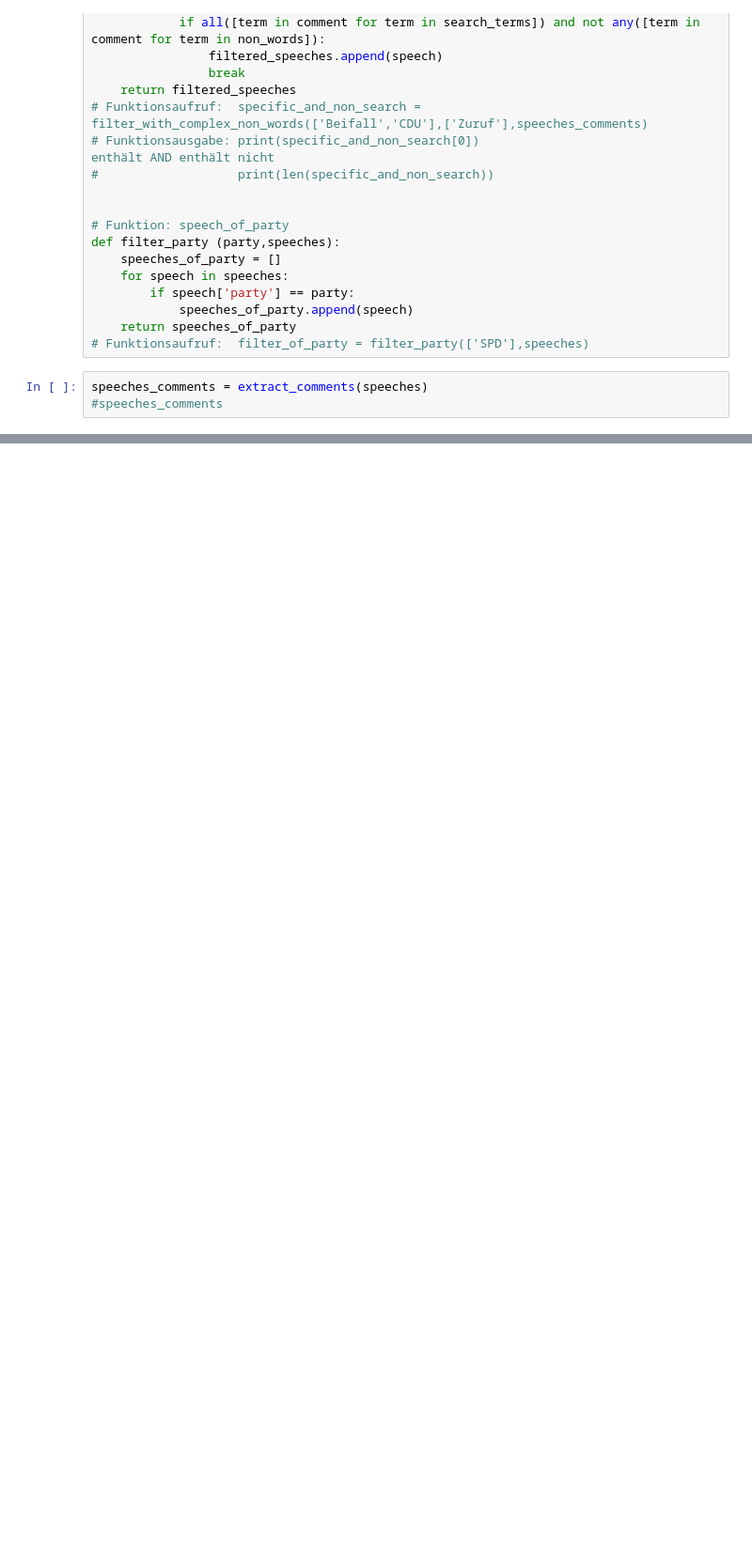
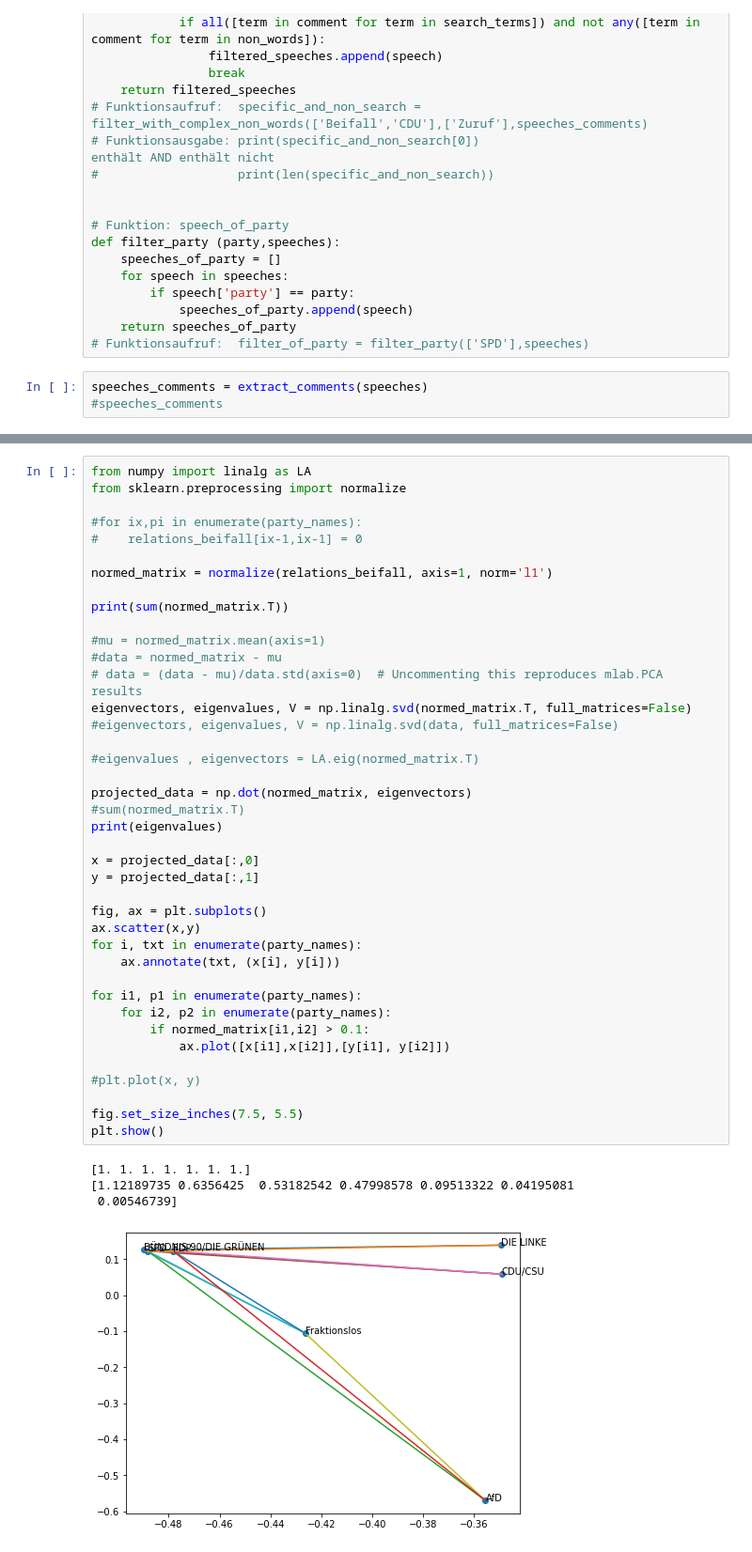
Before and after one commit to sevenbanisch/bundestagsreden, a Jupyter notebook: pipelines_SS22/Sven/kommentare.ipynb, the cells around one changed output, grey strips where cells are left out. Shown at 94% size. Cells and saved outputs as stored; diff of their text form; blank space fills up the shorter version.

```diff
--- a/pipelines_SS22/Sven/kommentare.ipynb
+++ b/pipelines_SS22/Sven/kommentare.ipynb
@@ -82,0 +193,45 @@ for speech in speeches:
+# %%
+from numpy import linalg as LA
+from sklearn.preprocessing import normalize
+
+#for ix,pi in enumerate(party_names):
+#    relations_beifall[ix-1,ix-1] = 0
+
+normed_matrix = normalize(relations_beifall, axis=1, norm='l1')
+
+print(sum(normed_matrix.T))
+
+#mu = normed_matrix.mean(axis=1)
+#data = normed_matrix - mu
+# data = (data - mu)/data.std(axis=0)  # Uncommenting this reproduces mlab.PCA results
+eigenvectors, eigenvalues, V = np.linalg.svd(normed_matrix.T, full_matrices=False)
+#eigenvectors, eigenvalues, V = np.linalg.svd(data, full_matrices=False)
+
+#eigenvalues , eigenvectors = LA.eig(normed_matrix.T)
+
+projected_data = np.dot(normed_matrix, eigenvectors)
+#sum(normed_matrix.T)
+print(eigenvalues)
+
+x = projected_data[:,0]
+y = projected_data[:,1]
+
+fig, ax = plt.subplots()
+ax.scatter(x,y)
+for i, txt in enumerate(party_names):
+    ax.annotate(txt, (x[i], y[i]))
+
+for i1, p1 in enumerate(party_names):
+    for i2, p2 in enumerate(party_names):
+        if normed_matrix[i1,i2] > 0.1:
+            ax.plot([x[i1],x[i2]],[y[i1], y[i2]])
+
+#plt.plot(x, y)
+
+fig.set_size_inches(7.5, 5.5)
+plt.show()
+# %% [output]
+[1. 1. 1. 1. 1. 1. 1.]
+[1.12189735 0.6356425  0.53182542 0.47998578 0.09513322 0.04195081
+ 0.00546739]
+[figure, added]
```
Also changed, not shown: parts of 19 cells of this notebook, 1 other file.
